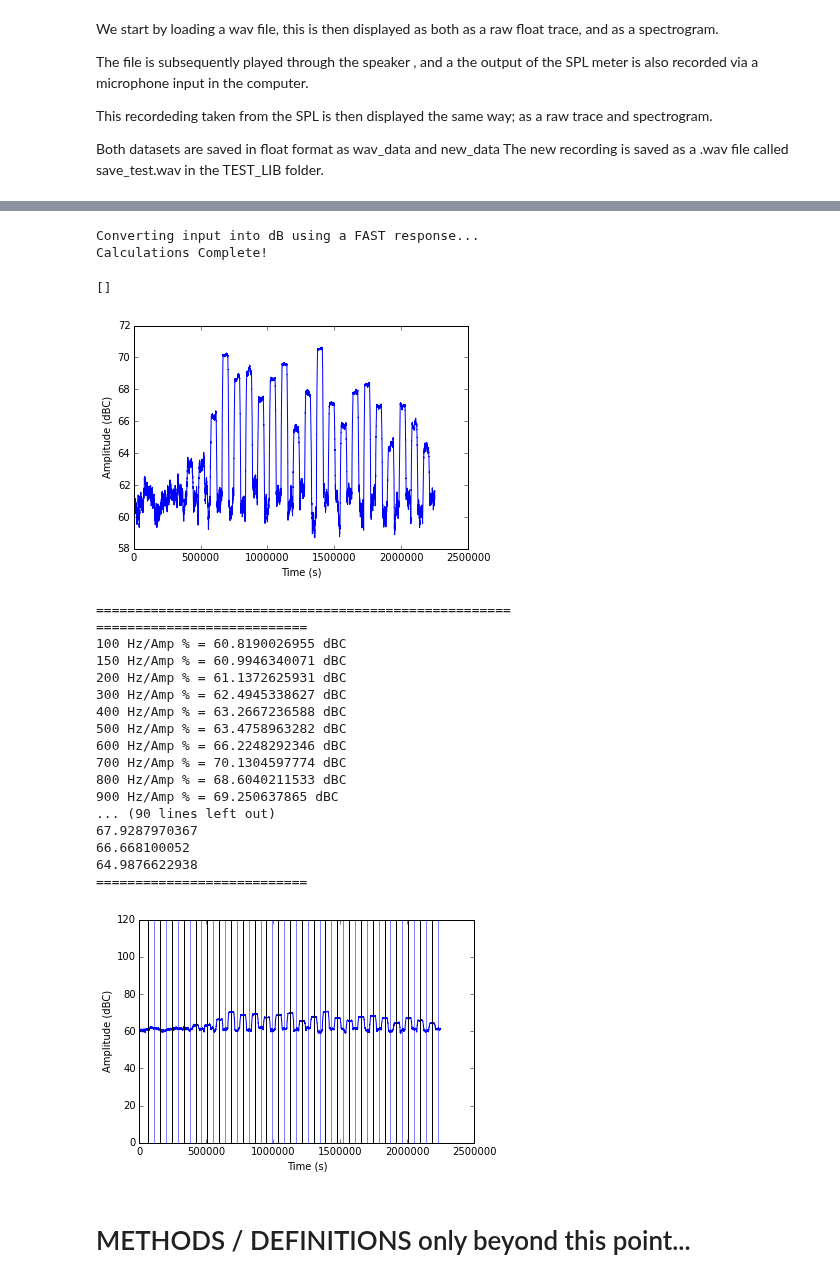
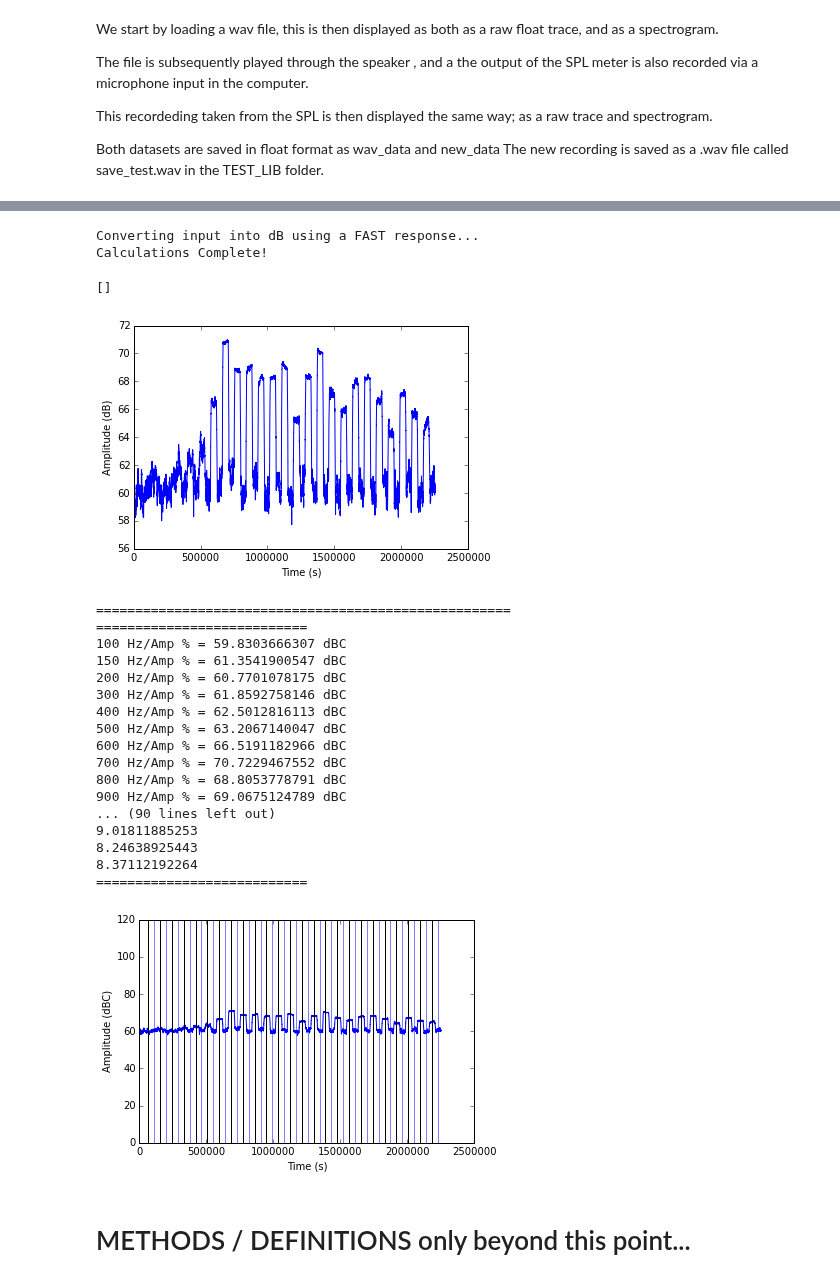
Before and after one commit to BirdMI-UniversityofAuckland/MichaelSandbox, a Jupyter notebook: MicSpeakerPro/SPL_meter_testing.ipynb, the cells around one changed output, grey strips where cells are left out. Drawn from its saved outputs; the diff is of its cells as text; code cells hidden in the pictures.

Commit message:
Version used in results
Intended to remain untouched - will work on mic_testing from now on,
which is a duplicate.

```diff
--- a/MicSpeakerPro/SPL_meter_testing.ipynb
+++ b/MicSpeakerPro/SPL_meter_testing.ipynb
@@ -90,0 +80,34 @@ new_data = pcm2float(new_data_raw, dtype ='float64')
+# %%
+"""
+We only run this cell if we want to load a previously saved trial.
+"""
+# Load the two files ( input and output)
+fs , wav_data_raw = wav.read(working_directory + 'TEST_LIB\\sound_alltones.wav')
+wav_data = pcm2float(wav_data_raw, dtype ='float64')
+
+fs, new_data_raw = wav.read(working_directory + 'TEST_LIB\\outputs\\Python_Trial_1.wav')
+new_data = pcm2float(new_data_raw, dtype ='float64')
+
+# Plot the input to confirm it has the frequencies we claim.
+plt.figure(figsize=(20,10), dpi = 1024)
+plt.ylabel('Frequency (Hz)')
+plt.xlabel('Time (s)')
+
+plt.specgram(wav_data, NFFT = 1024*2, Fs = 44100)
+
+fnarray = [100,150,200,300,400,500,600,700,800,900,
+               1000, 1500,2000, 2500, 3000, 3500, 4000, 4500, 5000, 5500, 6000, 6500, 7000, 7500, 8000]
+
+for n in range(len(fnarray)):
+    plt.axhline(fnarray[n], xmax = ((n*2.0+1.0)/51.0)  )
+
+plt.xlim((0,51))
+plt.ylim((0,10000))
+plt.show()
+
+# Take a section (where we expect frequncies at 1000 Hz ,
+#and plot a Power spectral density plot to show it has a peak at our intended Freq)
+
+#plt.psd(wav_data[21*44100:22*44100], NFFT = 512, Fs = 44100)
+#plt.axvline(1000)
+#plt.show()
@@ -91,23 +116,23 @@ new_data = pcm2float(new_data_raw, dtype ='float64')
 # %%
 print "Converting input into dB using a FAST response..."
 # Convert the new_data to dBC and filter with root mean squared averaging...
-Fwindow = 8394 #44100 * 0.125 # FAST response time weighting.
+Fwindow = 44100 * 0.125 # FAST response time weighting.
 # we use 94 as our offset for the 50-100 mode in SPL weighting
 freq_response  = volts_to_db(new_data, dBoffset = 94, window_size = Fwindow, )
 print "Calculations Complete!"
 # Plot the result.
 # Create an array to represent the time on the X Axis. (Converting from Frequency response to time.)
 time_series = np.linspace(0,len(freq_response)/44100,len(freq_response))
 plt.plot(freq_response, lw = 1)
 #plt.ylim((50,80))
 plt.xlabel('Time (s)')
-plt.ylabel('Amplitude (dBC)')
+plt.ylabel('Amplitude (dB)')
 plt.plot()
 # %% [output]
 Converting input into dB using a FAST response...
 Calculations Complete!
 []
-[figure, old version]
+[figure, new version]
 # %%
 print "====================================================="
 
@@ -122,8 +147,6 @@ is played every 2 seconds, at 1, 3, 5, 7 etc time points in.
 """ UNCOMMENT THIS IF YOUR TESTING THE SOUND_ALLTONES.WAV FILE"""
 fnarray = [100,150,200,300,400,500,600,700,800,900,
                1000, 1500,2000, 2500, 3000, 3500, 4000, 4500, 5000, 5500, 6000, 6500, 7000, 7500, 8000]
-""" UNCOMMENT THIS IF YOUR TESTING THE SOUND_AMPLITUDES.WAV FILE"""
-#fnarray = [1000]*10
 
 data = {"Frequency" : fnarray, "dBC" : range(len(fnarray)),
         "Silence" : range(len(fnarray)),
@@ -146,9 +169,9 @@ for i in range(len(fnarray)): # For every Frequency:
     pre_silence = freq_response[samplestart-44100]
     post_silence = freq_response[samplestart+44100]
 
-    data["Silence"][i] = average_db(pre_silence, post_silence)
+    data["Silence"][i] = (pre_silence + post_silence) / 2
 
-    data["Difference"][i] = c_to_spl(fnarray[i], subtract_db(data["dBC"][i],data["Silence"][i])) # Convert that value according to tone played into dB SPL
+    data["Difference"][i] = c_to_spl(fnarray[i], data["dBC"][i] - data["Silence"][i]) # Convert that value according to tone played into dB SPL
     data["dBSPL"][i] = c_to_spl(fnarray[i], data["dBC"][i])
 
 # Print the data we have obtained so we can copy/paste into Excel.
@@ -169,22 +192,22 @@ plt.show()
 # %% [output]
 =====================================================
 ===========================
-100 Hz/Amp % = 60.8190026955 dBC
-150 Hz/Amp % = 60.9946340071 dBC
-200 Hz/Amp % = 61.1372625931 dBC
-300 Hz/Amp % = 62.4945338627 dBC
-400 Hz/Amp % = 63.2667236588 dBC
-500 Hz/Amp % = 63.4758963282 dBC
-600 Hz/Amp % = 66.2248292346 dBC
-700 Hz/Amp % = 70.1304597774 dBC
-800 Hz/Amp % = 68.6040211533 dBC
-900 Hz/Amp % = 69.250637865 dBC
+100 Hz/Amp % = 59.8303666307 dBC
+150 Hz/Amp % = 61.3541900547 dBC
+200 Hz/Amp % = 60.7701078175 dBC
+300 Hz/Amp % = 61.8592758146 dBC
+400 Hz/Amp % = 62.5012816113 dBC
+500 Hz/Amp % = 63.2067140047 dBC
+600 Hz/Amp % = 66.5191182966 dBC
+700 Hz/Amp % = 70.7229467552 dBC
+800 Hz/Amp % = 68.8053778791 dBC
+900 Hz/Amp % = 69.0675124789 dBC
 ... (90 lines left out)
-67.9287970367
-66.668100052
-64.9876622938
+9.01811885253
+8.24638925443
+8.37112192264
 ===========================
-[figure, old version]
+[figure, new version]
 # %% [markdown]
 # METHODS / DEFINITIONS only beyond this point...
 # %%
```
Also changed, not shown: parts of 6 cells of this notebook.
